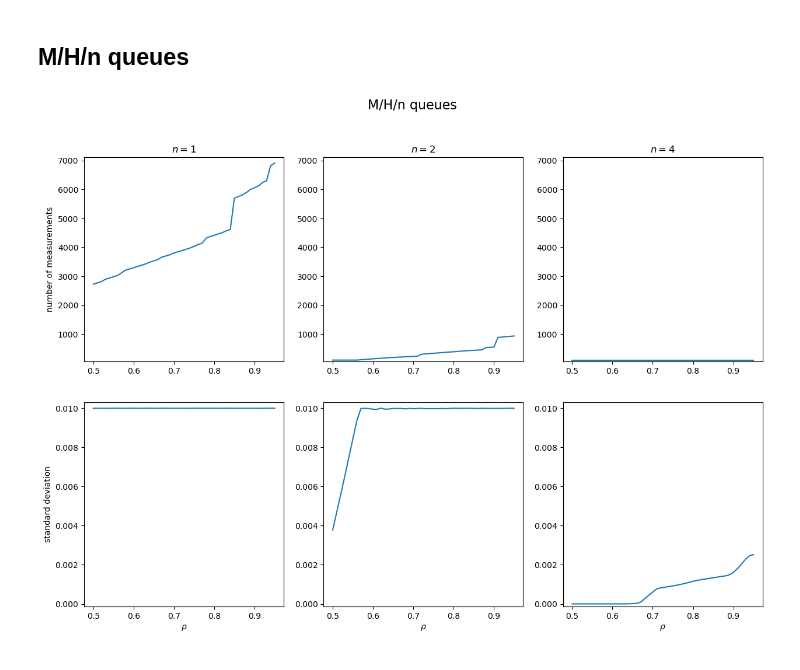
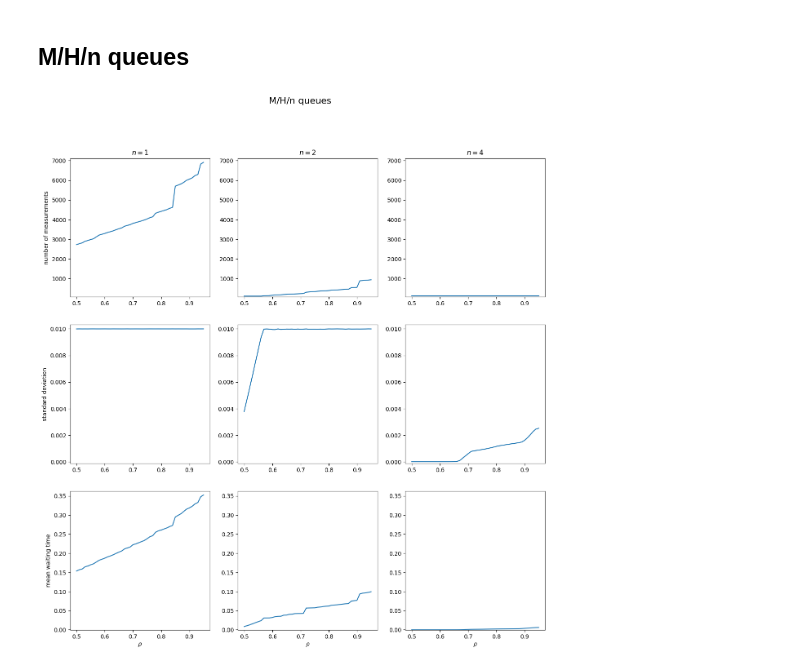
Before and after one commit to tuaosh/StochSim-Assignment-2, a Jupyter notebook: simulations.ipynb, the cells around one changed output. Drawn from its saved outputs; the diff is of its cells as text; code cells hidden in the pictures.

Commit message:
I forgot the longtail mean plots

```diff
--- a/simulations.ipynb
+++ b/simulations.ipynb
@@ -346,38 +346,48 @@ plt.show()
 # %% [markdown]
 ## M/H/n queues
 # %%
-fig, ax = plt.subplots(2, 3, figsize=(15, 10))
+fig, ax = plt.subplots(3, 3, figsize=(15, 15))
 ax[0][0].plot(RHO, [len(l) for l in list_M_H_1])
 ax[1][0].plot(RHO, stds_M_H_1)
+ax[2][0].plot(RHO, means_M_H_1)
 ax[0][1].plot(RHO, [len(l) for l in list_M_H_2])
 ax[1][1].plot(RHO, stds_M_H_2)
+ax[2][1].plot(RHO, means_M_H_2)
 ax[0][2].plot(RHO, [len(l) for l in list_M_H_4])
 ax[1][2].plot(RHO, stds_M_H_4)
+ax[2][2].plot(RHO, means_M_H_4)
 
 ax[0][0].set_title("$n=1$")
 ax[0][1].set_title("$n=2$")
 ax[0][2].set_title("$n=4$")
 
-ax[1][0].set_xlabel(r"$\rho$")
-ax[1][1].set_xlabel(r"$\rho$")
-ax[1][2].set_xlabel(r"$\rho$")
+ax[2][0].set_xlabel(r"$\rho$")
+ax[2][1].set_xlabel(r"$\rho$")
+ax[2][2].set_xlabel(r"$\rho$")
 
 row_0_ymin = min(ax[0][i].get_ylim()[0] for i in range(3))
 row_0_ymax = max(ax[0][i].get_ylim()[1] for i in range(3))
 for i in range(3):
     ax[0][i].set_ylim(row_0_ymin, row_0_ymax)
 
 ax[0][0].set_ylabel("number of measurements")
 
 row_1_ymin = min(ax[1][i].get_ylim()[0] for i in range(3))
 row_1_ymax = max(ax[1][i].get_ylim()[1] for i in range(3))
 for i in range(3):
     ax[1][i].set_ylim(row_1_ymin, row_1_ymax)
 
 ax[1][0].set_ylabel("standard deviation")
 
+row_2_ymin = min(ax[2][i].get_ylim()[0] for i in range(3))
+row_2_ymax = max(ax[2][i].get_ylim()[1] for i in range(3))
+for i in range(3):
+    ax[2][i].set_ylim(row_2_ymin, row_2_ymax)
+
+ax[2][0].set_ylabel("mean waiting time")
+
 fig.suptitle("M/H/n queues", fontsize=16)
 
 plt.show()
 # %% [output]
-[figure, old version]
+[figure, new version]
```
